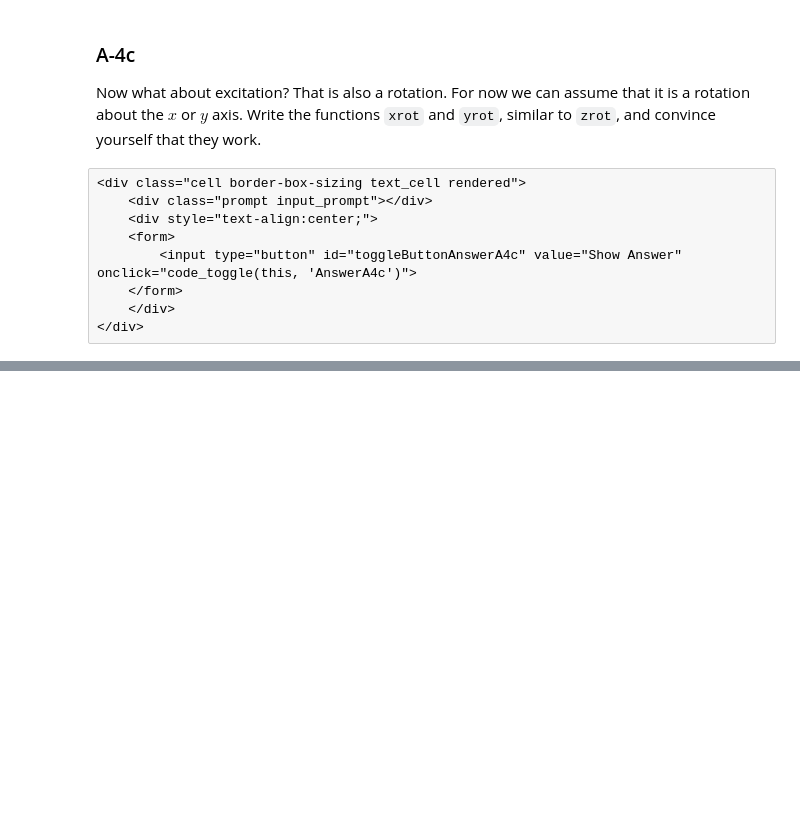
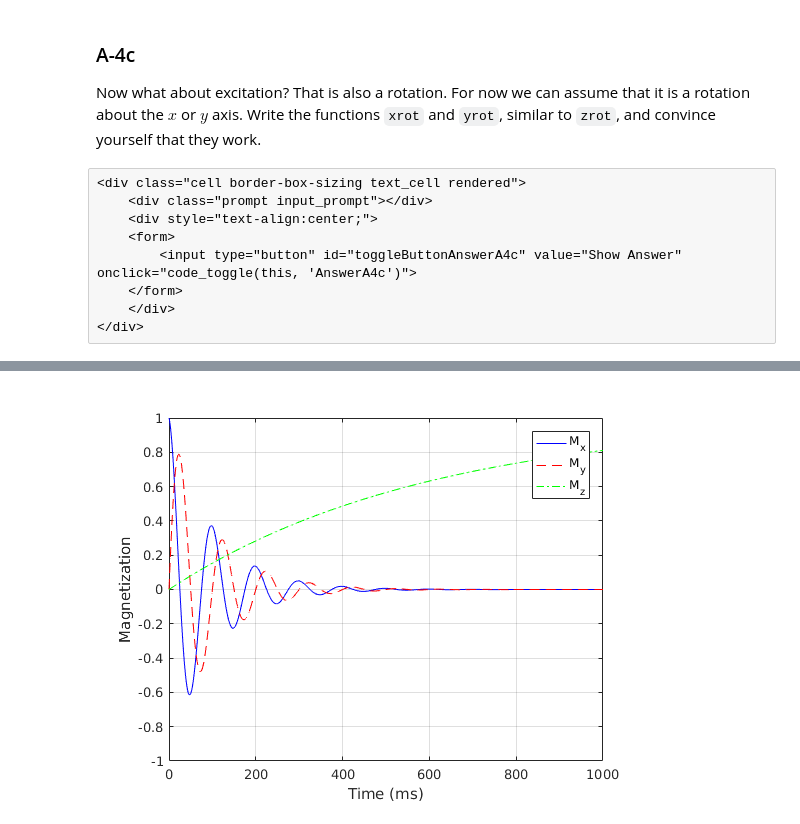
Before and after one commit to ecat/ipy_bloch, a Jupyter notebook: introduction.ipynb, the cells around one changed output, grey strips where cells are left out. Drawn from its saved outputs; the diff is of its cells as text; code cells hidden in the pictures; blank space fills up the shorter version.

Commit message:
Included rest of problems in introduction section, plotting in matlab seems to work okay

```diff
--- a/introduction.ipynb
+++ b/introduction.ipynb
@@ -227,0 +277,34 @@ end
+# %%
+dT = 1;		% 1ms delta-time.
+T = 1000;	% total duration
+N = ceil(T/dT)+1; % number of time steps.
+df = 10;	% Hz off-resonance.
+T1 = 600;	% ms.
+T2 = 100;	% ms.
+
+% ===== Get the Propagation Matrix ======
+
+[A,B] = freeprecess(dT,T1,T2,df);
+
+
+% ===== Simulate the Decay ======
+
+M = zeros(3,N);	% Keep track of magnetization at all time points.
+M(:,1)=[1;0;0];	% Starting magnetization.
+
+for k=2:N
+	M(:,k) = A*M(:,k-1)+B;
+end;
+
+
+% ===== Plot the Results ======
+
+time = [0:N-1]*dT;
+plot(time,M(1,:),'b-',time,M(2,:),'r--',time,M(3,:),'g-.');
+legend('M_x','M_y','M_z');
+xlabel('Time (ms)');
+ylabel('Magnetization');
+axis([min(time) max(time) -1 1]);
+grid on;
+# %% [output]
+[figure, added]
```
Also changed, not shown: parts of 9 cells of this notebook, 3 other files.
